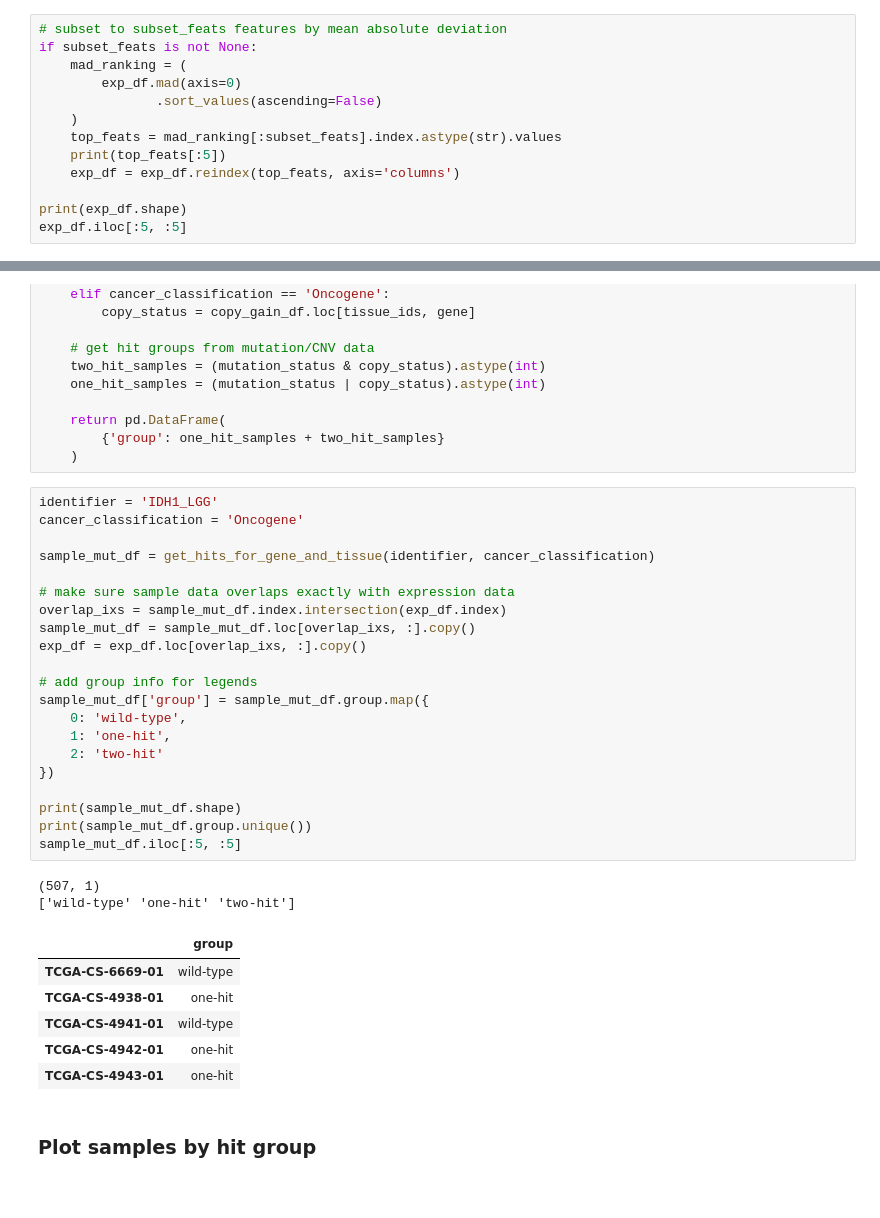
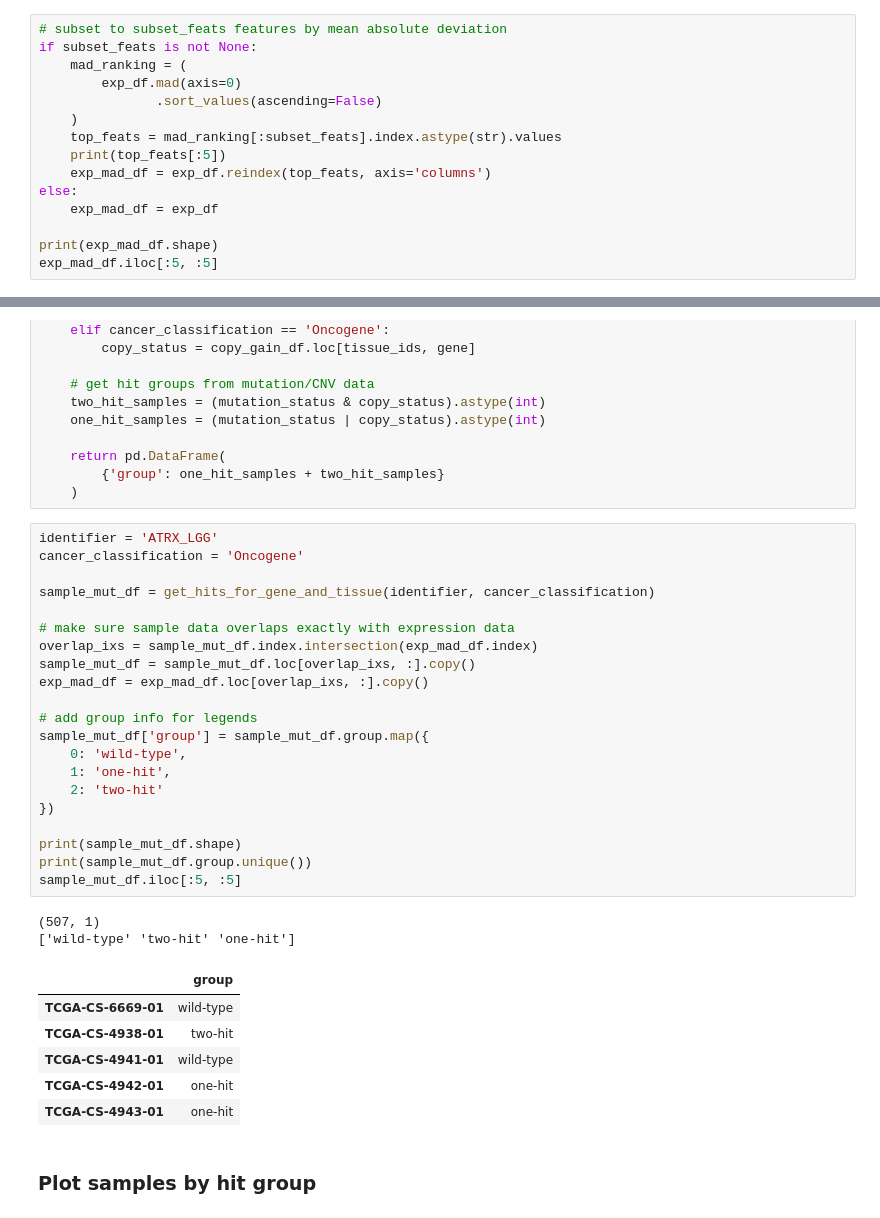
Before and after one commit to greenelab/mutation-fn, a Jupyter notebook: 6_survival_analysis/expression_eda.ipynb, the cells around one changed output, grey strips where cells are left out. Cells and saved outputs as stored; diff of their text form.

```diff
--- a/6_survival_analysis/expression_eda.ipynb
+++ b/6_survival_analysis/expression_eda.ipynb
@@ -175,10 +175,12 @@ if subset_feats is not None:
     )
     top_feats = mad_ranking[:subset_feats].index.astype(str).values
     print(top_feats[:5])
-    exp_df = exp_df.reindex(top_feats, axis='columns')
+    exp_mad_df = exp_df.reindex(top_feats, axis='columns')
+else:
+    exp_mad_df = exp_df
 
-print(exp_df.shape)
-exp_df.iloc[:5, :5]
+print(exp_mad_df.shape)
+exp_mad_df.iloc[:5, :5]
 # %% [output]
 ['126695' '10053' '147798' '54845' '582']
 (11060, 10000)
@@ -218,32 +220,32 @@ def get_hits_for_gene_and_tissue(identifier, cancer_classification):
         {'group': one_hit_samples + two_hit_samples}
     )
 # %%
-identifier = 'IDH1_LGG'
+identifier = 'ATRX_LGG'
 cancer_classification = 'Oncogene'
 
 sample_mut_df = get_hits_for_gene_and_tissue(identifier, cancer_classification)
 
 # make sure sample data overlaps exactly with expression data
-overlap_ixs = sample_mut_df.index.intersection(exp_df.index)
+overlap_ixs = sample_mut_df.index.intersection(exp_mad_df.index)
 sample_mut_df = sample_mut_df.loc[overlap_ixs, :].copy()
-exp_df = exp_df.loc[overlap_ixs, :].copy()
+exp_mad_df = exp_mad_df.loc[overlap_ixs, :].copy()
 
 # add group info for legends
 sample_mut_df['group'] = sample_mut_df.group.map({
     0: 'wild-type',
     1: 'one-hit',
     2: 'two-hit'
 })
 
 print(sample_mut_df.shape)
 print(sample_mut_df.group.unique())
 sample_mut_df.iloc[:5, :5]
 # %% [output]
 (507, 1)
-['wild-type' 'one-hit' 'two-hit']
+['wild-type' 'two-hit' 'one-hit']
 |  | group |
 | TCGA-CS-6669-01 | wild-type |
-| TCGA-CS-4938-01 | one-hit |
+| TCGA-CS-4938-01 | two-hit |
 | TCGA-CS-4941-01 | wild-type |
 | TCGA-CS-4942-01 | one-hit |
 | TCGA-CS-4943-01 | one-hit |
```
Also changed, not shown: parts of 11 cells of this notebook, 1 other file.
